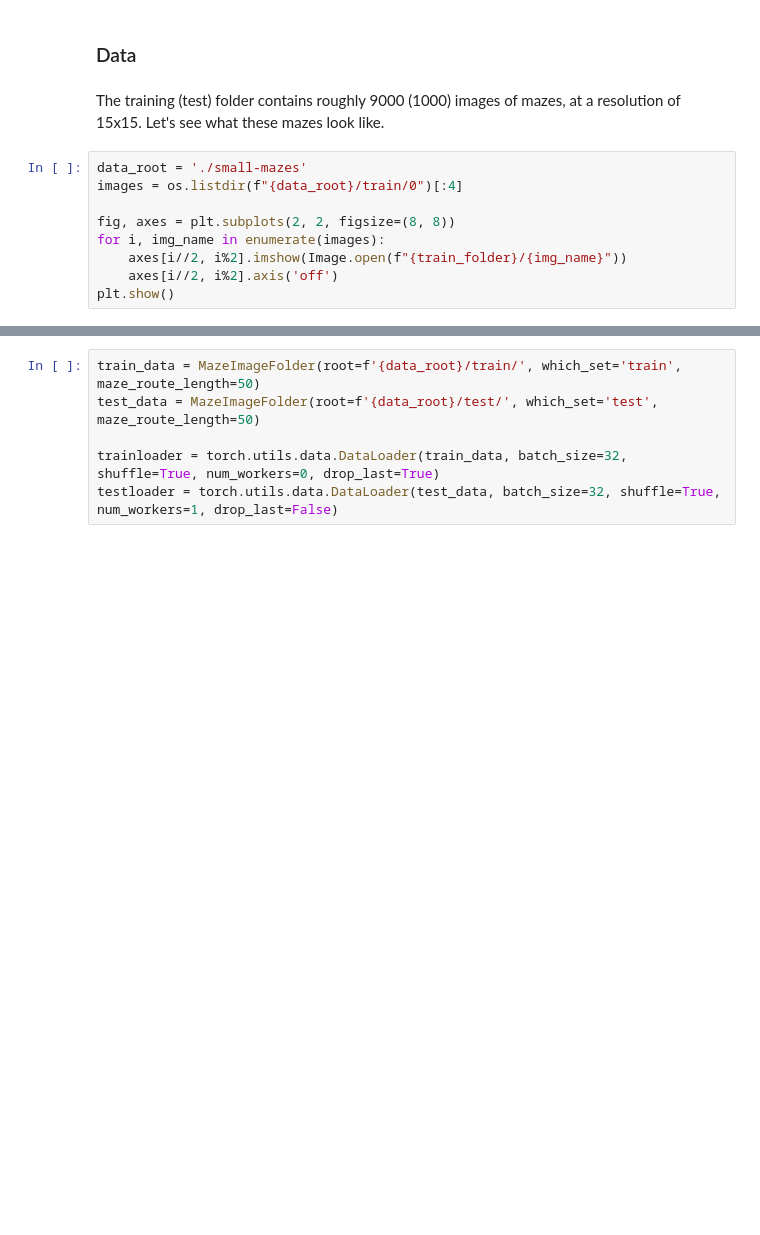
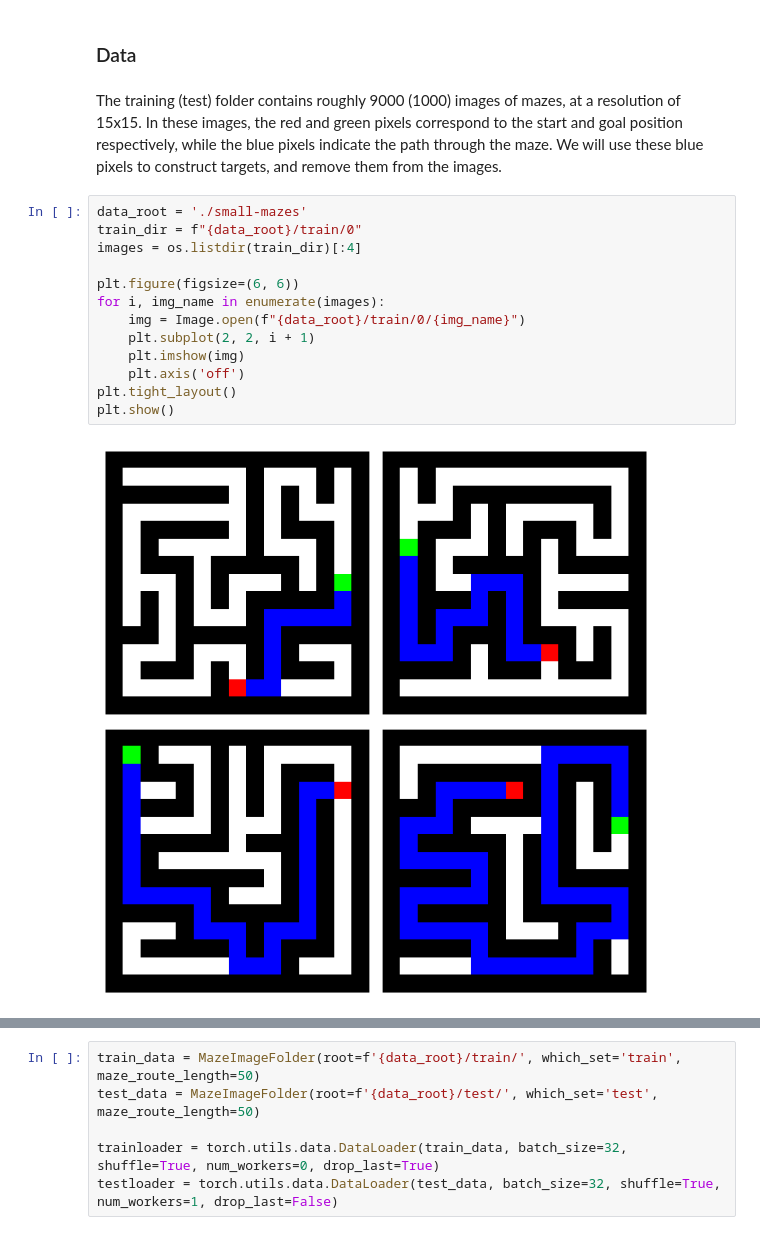
Before and after one commit to zzzzzyj096/ctm_new, a Jupyter notebook: examples/03_mazes.ipynb, the cells around one changed output, grey strips where cells are left out. Saved outputs shown, nothing was run; the diff lists cells and outputs as text; blank space fills up the shorter version.

```diff
--- a/examples/03_mazes.ipynb
+++ b/examples/03_mazes.ipynb
@@ -56,13 +60,19 @@ from tasks.image_classification.plotting import plot_neural_dynamics
 # %% [markdown]
 ### Data
 # %% [markdown]
-The training (test) folder contains roughly 9000 (1000) images of mazes, at a resolution of 15x15. Let's see what these mazes look like.
+The training (test) folder contains roughly 9000 (1000) images of mazes, at a resolution of 15x15. In these images, the red and green pixels correspond to the start and goal position respectively, while the blue pixels indicate the path through the maze. We will use these blue pixels to construct targets, and remove them from the images.
 # %%
 data_root = './small-mazes'
-images = os.listdir(f"{data_root}/train/0")[:4]
+train_dir = f"{data_root}/train/0"
+images = os.listdir(train_dir)[:4]
 
-fig, axes = plt.subplots(2, 2, figsize=(8, 8))
+plt.figure(figsize=(6, 6))
 for i, img_name in enumerate(images):
-    axes[i//2, i%2].imshow(Image.open(f"{train_folder}/{img_name}"))
-    axes[i//2, i%2].axis('off')
+    img = Image.open(f"{data_root}/train/0/{img_name}")
+    plt.subplot(2, 2, i + 1)
+    plt.imshow(img)
+    plt.axis('off')
+plt.tight_layout()
 plt.show()
+# %% [output]
+[figure, added]
```
Also changed, not shown: parts of 8 cells of this notebook.
